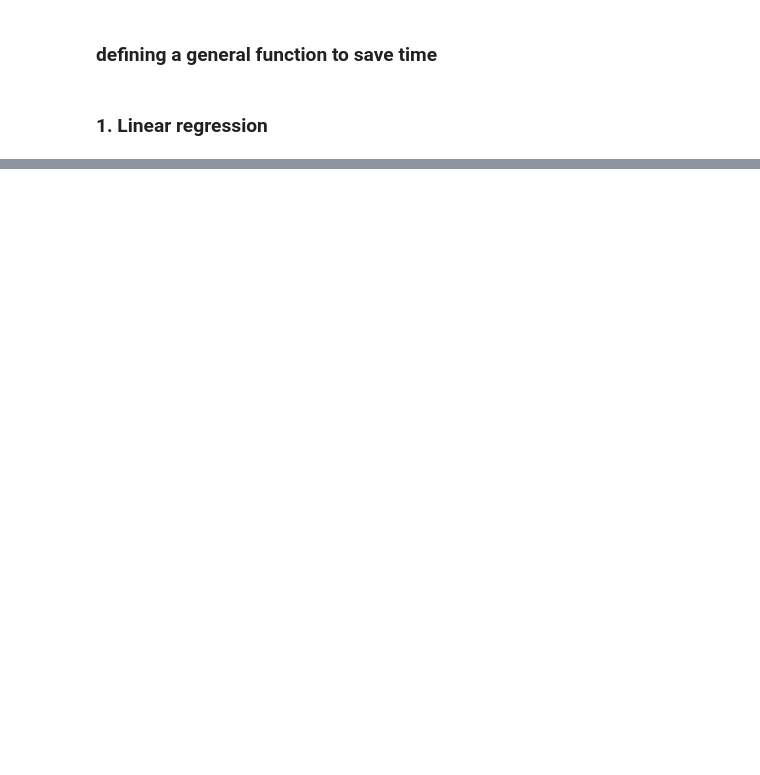
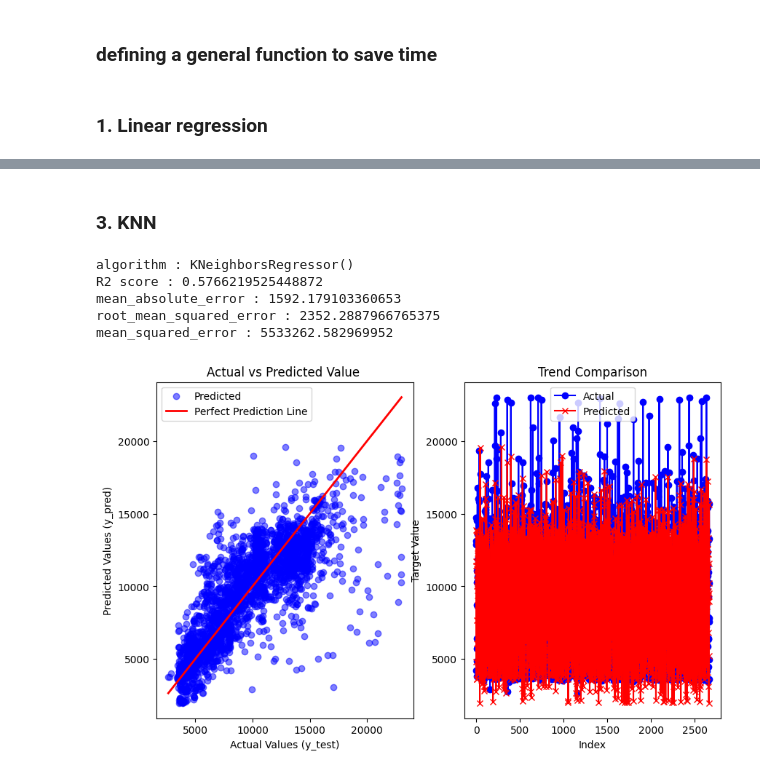
Before and after one commit to utsav87589/Flight-Price-EDA, a Jupyter notebook: notebooks/outliers_pred.ipynb, the cells around one changed output, grey strips where cells are left out. Drawn from its saved outputs; the diff is of its cells as text; code cells hidden in the pictures; blank space fills up the shorter version.

```diff
--- a/notebooks/outliers_pred.ipynb
+++ b/notebooks/outliers_pred.ipynb
@@ -265,0 +292,11 @@ plt.plot(y_pred_rfr_new)
+# %% [markdown]
+### 3. KNN
+# %%
+predict_and_plot(knn, X_test_new, y_pred_rfr_new)
+# %% [output]
+algorithm : KNeighborsRegressor()
+R2 score : 0.5766219525448872
+mean_absolute_error : 1592.179103360653
+root_mean_squared_error : 2352.2887966765375
+mean_squared_error : 5533262.582969952
+[figure, added]
```
Also changed, not shown: parts of 16 cells of this notebook, 2 other files.
